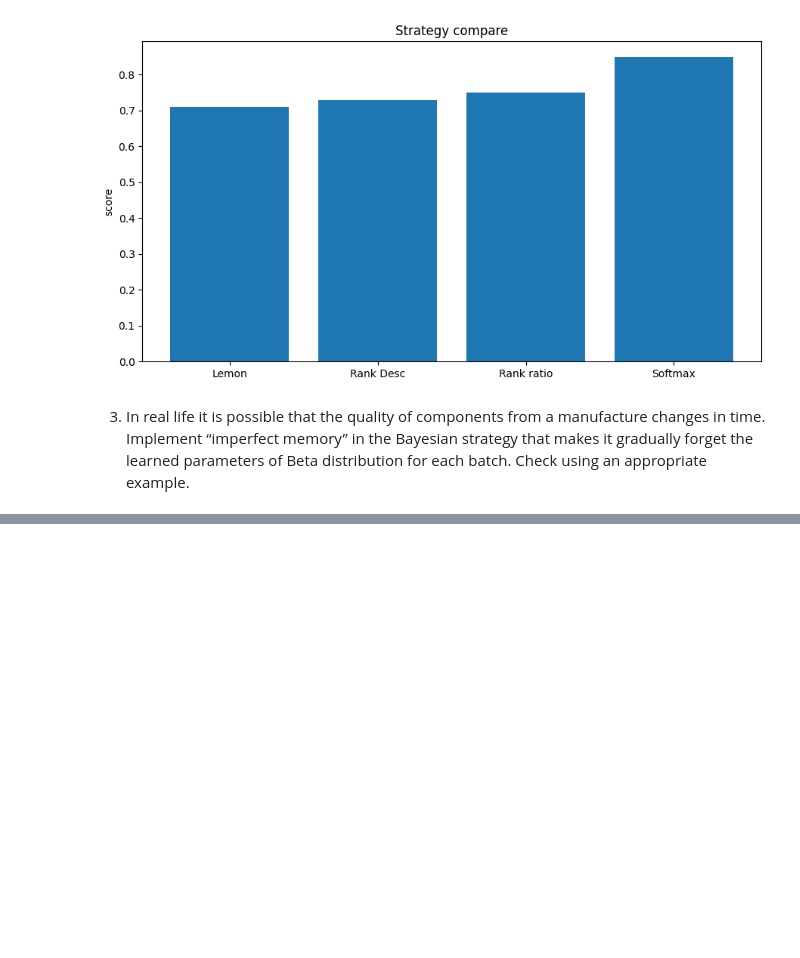
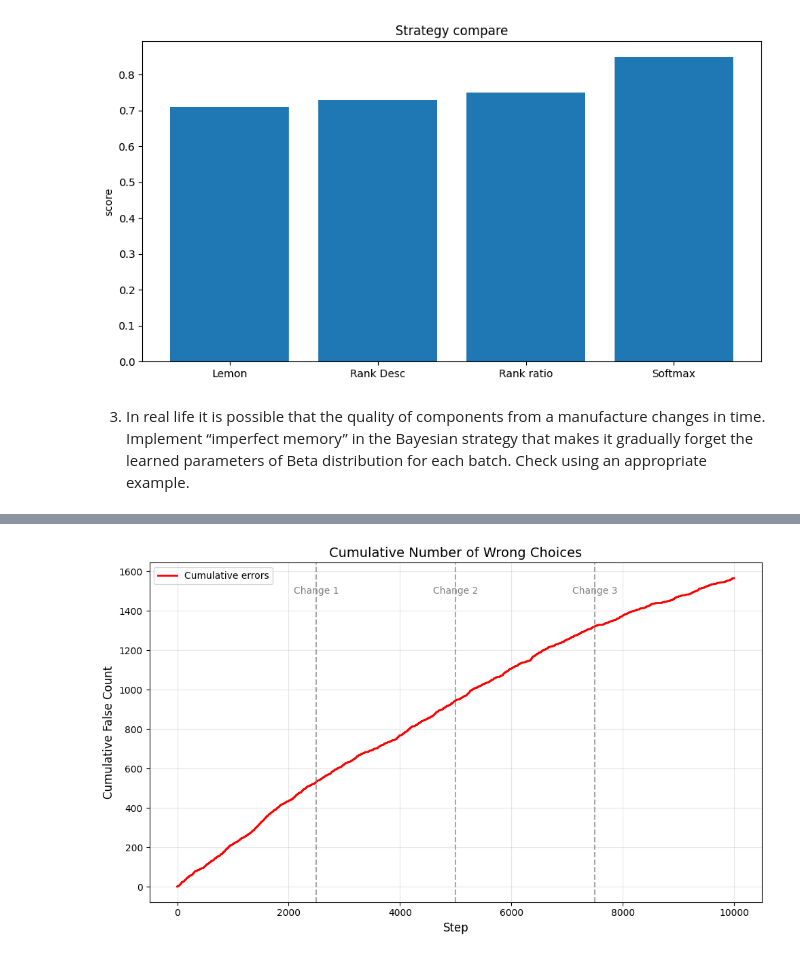
Before and after one commit to Jvsin/ai-studies, a Jupyter notebook: mpad/lab11/Piotr_Jasiński_lab11.ipynb, the cells around one changed output, grey strips where cells are left out. Drawn from its saved outputs; the diff is of its cells as text; code cells hidden in the pictures; blank space fills up the shorter version.

```diff
--- a/mpad/lab11/Piotr_Jasiński_lab11.ipynb
+++ b/mpad/lab11/Piotr_Jasiński_lab11.ipynb
@@ -610,0 +501,92 @@ Step 750: Batch 1 quality changed to 0.7
+# %%
+init_qualities = [0.65, 0.7, 0.75, 0.8, 0.85]
+thompson_scores = []
+
+STEPS = 10000
+DECAY_INTERVAL = 1
+DECAY_RATE = 0.98
+
+quality_changes = {
+    2500: {
+        0: 0.70,
+        1: 0.80,
+        2: 0.70,
+        3: 0.85,
+        4: 0.90
+    },
+    5000: {
+        0: 0.75,
+        1: 0.75,
+        2: 0.70,
+        3: 0.85,
+        4: 0.90,
+    },
+    7500: {
+        0: 0.80,
+        1: 0.70,
+        2: 0.70,
+        3: 0.90,
+        4: 0.95,
+    }
+}
+
+for _ in range(SIM_NUMS):
+    factory = FactoryWithMemory()
+    factory.set_batches(init_qualities.copy(), decay_rate=DECAY_RATE)
+
+    results, batch_success, batch_total, history = factory.thompson_sampling_method(
+        STEPS,
+        decay_interval=DECAY_INTERVAL,
+        quality_changes=quality_changes
+    )
+
+    for i, b in enumerate(factory.batches):
+        print(f"Batch {i}: Alpha: {b.alpha:.2f} | Beta: {b.beta:.2f}")
+    factory.reset()
+    thompson_scores.append(results.count(True) / STEPS)
+
+    if _ < 1:
+        print(f"Success rate: {results.count(True) / STEPS:.4f}")
+        print(f"Batch successes: {batch_success}")
+        print(f"Batch totals: {batch_total}")
+
+print(f"\nAvg. success rate: {sum(thompson_scores) / SIM_NUMS:.4f}")
+print("\nBatch usage:")
+for i in range(len(init_qualities)):
+    print(f"  Batch {i} (qual: {init_qualities[i]} -> {quality_changes[2500][i]} -> {quality_changes[5000][1]} -> {quality_changes[7500][2]}): {batch_total[i]:.0f} times ({batch_total[i]/STEPS*100:.1f}%)")
+
+cumulative_false = []
+false_count = 0
+for value in results:
+    if value == False:
+        false_count += 1
+    cumulative_false.append(false_count)
+
+window_size = 50
+error_rate = []
+for i in range(STEPS):
+    start = max(0, i - window_size + 1)
+    window = results[start:i+1]
+    error_rate.append(window.count(False) / len(window))
+
+fig, ax = plt.subplots(1, 1, figsize=(10, 6))
+
+ax.plot(range(STEPS), cumulative_false, linewidth=2, color='red', label='Cumulative errors')
+
+ax.axvline(x=2500, color='gray', linestyle='--', alpha=0.7, linewidth=1.5)
+ax.axvline(x=5000, color='gray', linestyle='--', alpha=0.7, linewidth=1.5)
+ax.axvline(x=7500, color='gray', linestyle='--', alpha=0.7, linewidth=1.5)
+ax.text(2500, max(cumulative_false)*0.95, 'Change 1', ha='center', fontsize=10, color='gray')
+ax.text(5000, max(cumulative_false)*0.95, 'Change 2', ha='center', fontsize=10, color='gray')
+ax.text(7500, max(cumulative_false)*0.95, 'Change 3', ha='center', fontsize=10, color='gray')
+
+ax.set_xlabel('Step', fontsize=12)
+ax.set_ylabel('Cumulative False Count', fontsize=12)
+ax.set_title('Cumulative Number of Wrong Choices', fontsize=14)
+
+ax.grid(True, alpha=0.3)
+ax.legend()
+
+plt.tight_layout()
+plt.show()
+# %% [output]
@@ -610,0 +610 @@ Step 750: Batch 1 quality changed to 0.7
+[figure, added]
```
Also changed, not shown: parts of 2 cells of this notebook.
